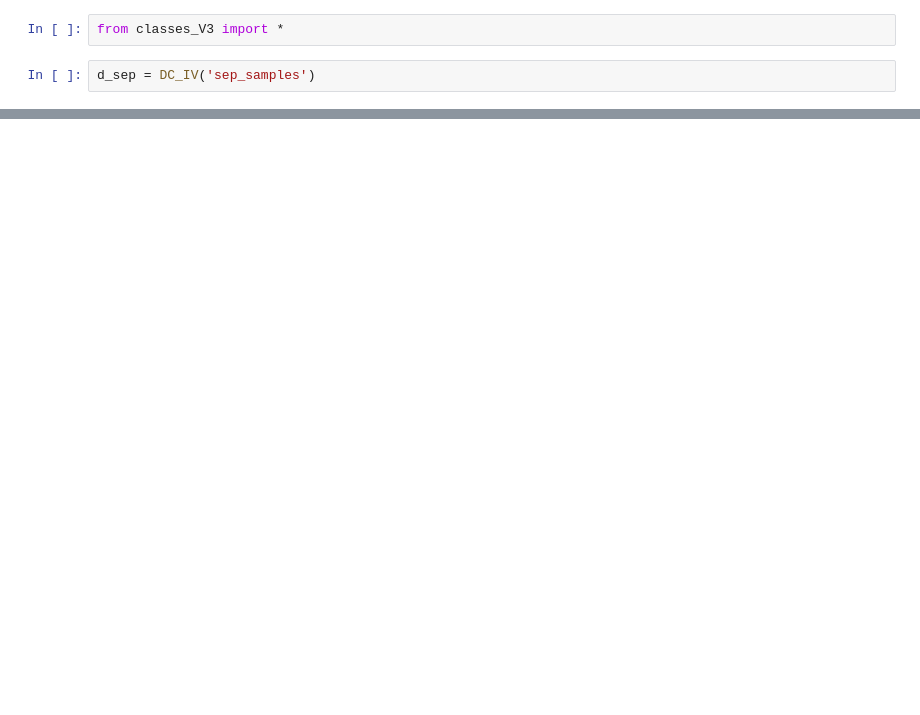
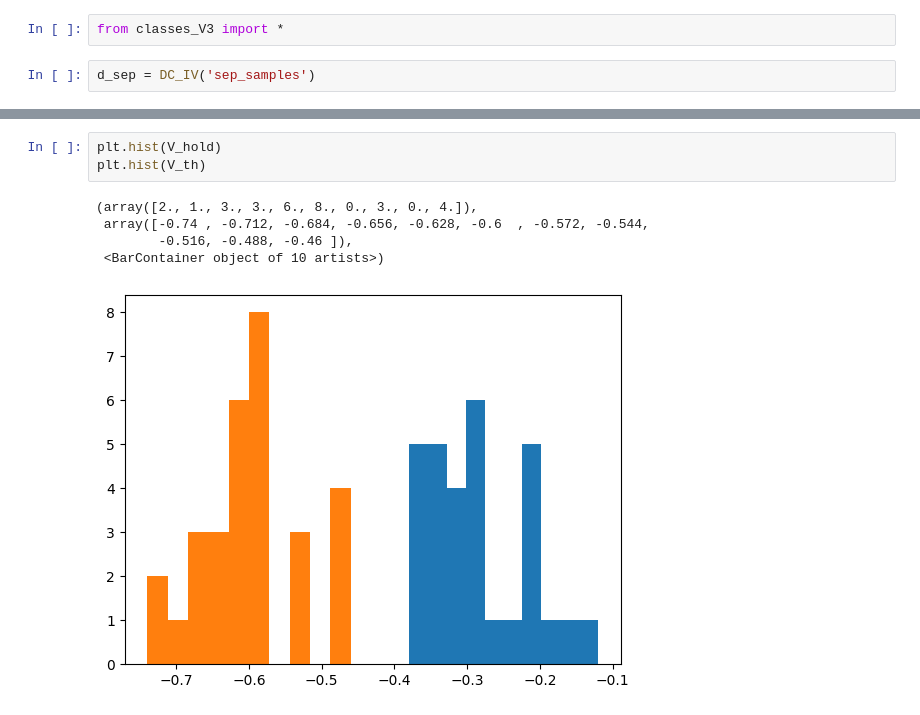
Before and after one commit to OneMoreGate/mipt_67_conference, a Jupyter notebook: prezentation.ipynb, the cells around one changed output, grey strips where cells are left out. Drawn from its saved outputs; the diff is of its cells as text; blank space fills up the shorter version.

```diff
--- a/prezentation.ipynb
+++ b/prezentation.ipynb
@@ -22,0 +96,9 @@ ax.tick_params('both', which = 'both', direction = 'in', labelsize=15)
+# %%
+plt.hist(V_hold)
+plt.hist(V_th)
+# %% [output]
+(array([2., 1., 3., 3., 6., 8., 0., 3., 0., 4.]),
+ array([-0.74 , -0.712, -0.684, -0.656, -0.628, -0.6  , -0.572, -0.544,
+        -0.516, -0.488, -0.46 ]),
+ <BarContainer object of 10 artists>)
+[figure, added]
```
Also changed, not shown: parts of 8 cells of this notebook, 40 other files.
